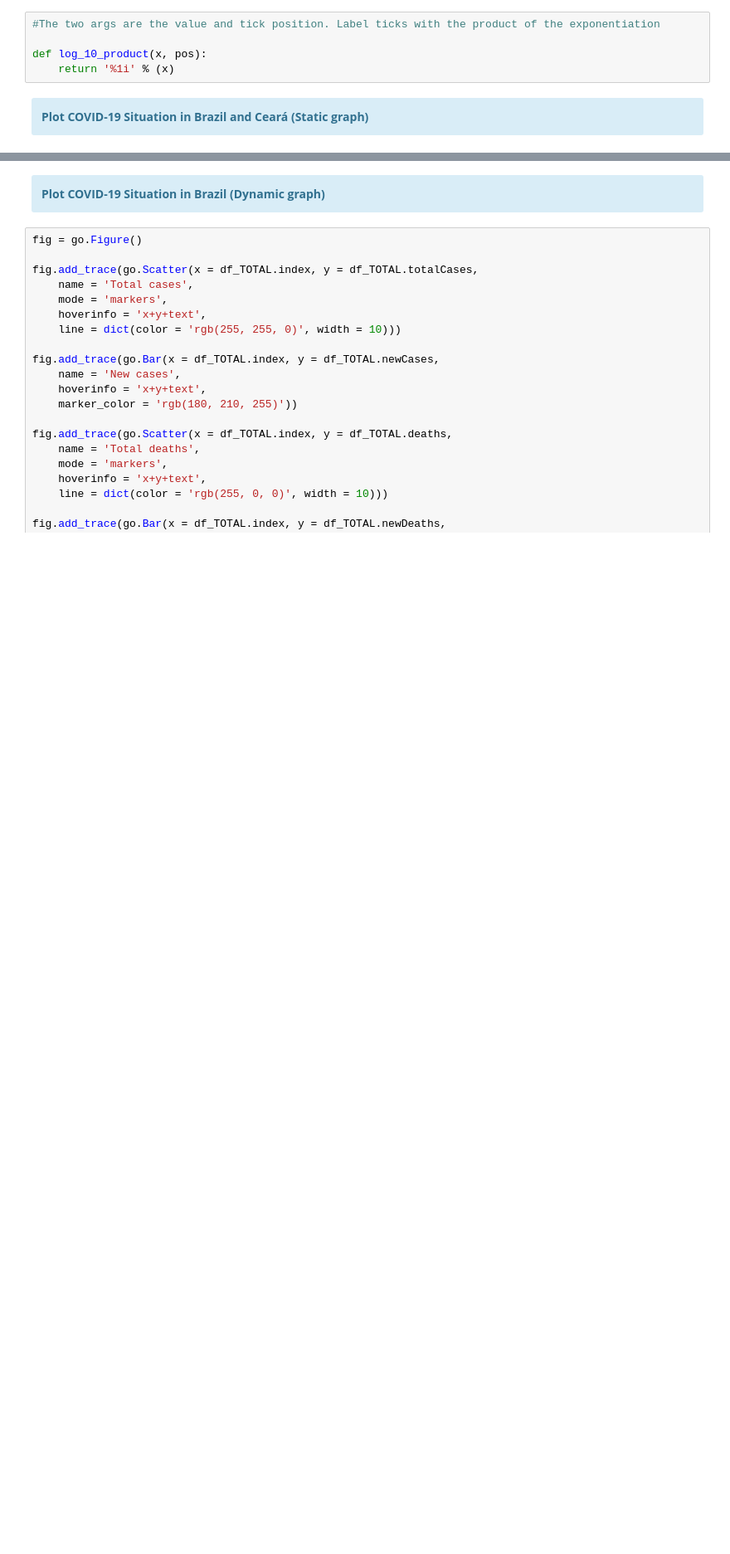
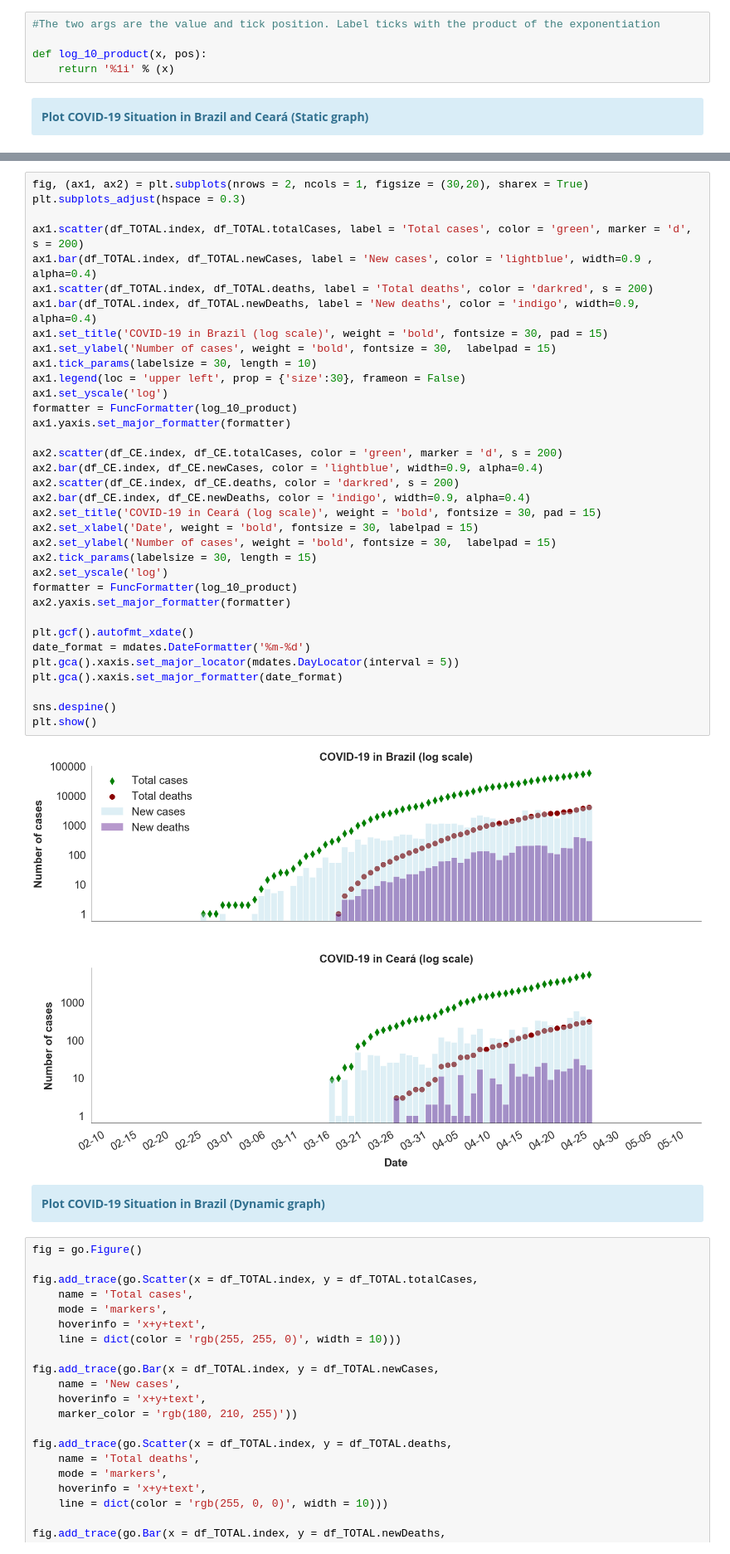
Before and after one commit to Empanator/Epidemiology, a Jupyter notebook: COVID-19 in Brazil.ipynb, the cells around one changed output, grey strips where cells are left out. Shown at 83% size. Saved outputs shown, nothing was run; the diff lists cells and outputs as text; blank space fills up the shorter version.

```diff
--- a/COVID-19 in Brazil.ipynb
+++ b/COVID-19 in Brazil.ipynb
@@ -139,3 +139,40 @@ plt.show()
+# %%
+fig, (ax1, ax2) = plt.subplots(nrows = 2, ncols = 1, figsize = (30,20), sharex = True)
+plt.subplots_adjust(hspace = 0.3)
+
+ax1.scatter(df_TOTAL.index, df_TOTAL.totalCases, label = 'Total cases', color = 'green', marker = 'd', s = 200)
+ax1.bar(df_TOTAL.index, df_TOTAL.newCases, label = 'New cases', color = 'lightblue', width=0.9 , alpha=0.4)
+ax1.scatter(df_TOTAL.index, df_TOTAL.deaths, label = 'Total deaths', color = 'darkred', s = 200)
+ax1.bar(df_TOTAL.index, df_TOTAL.newDeaths, label = 'New deaths', color = 'indigo', width=0.9, alpha=0.4)
+ax1.set_title('COVID-19 in Brazil (log scale)', weight = 'bold', fontsize = 30, pad = 15)
+ax1.set_ylabel('Number of cases', weight = 'bold', fontsize = 30,  labelpad = 15)
+ax1.tick_params(labelsize = 30, length = 10)
+ax1.legend(loc = 'upper left', prop = {'size':30}, frameon = False)
+ax1.set_yscale('log')
+formatter = FuncFormatter(log_10_product)
+ax1.yaxis.set_major_formatter(formatter)
+
+ax2.scatter(df_CE.index, df_CE.totalCases, color = 'green', marker = 'd', s = 200)
+ax2.bar(df_CE.index, df_CE.newCases, color = 'lightblue', width=0.9, alpha=0.4)
+ax2.scatter(df_CE.index, df_CE.deaths, color = 'darkred', s = 200)
+ax2.bar(df_CE.index, df_CE.newDeaths, color = 'indigo', width=0.9, alpha=0.4)
+ax2.set_title('COVID-19 in Ceará (log scale)', weight = 'bold', fontsize = 30, pad = 15)
+ax2.set_xlabel('Date', weight = 'bold', fontsize = 30, labelpad = 15)
+ax2.set_ylabel('Number of cases', weight = 'bold', fontsize = 30,  labelpad = 15)
+ax2.tick_params(labelsize = 30, length = 15)
+ax2.set_yscale('log')
+formatter = FuncFormatter(log_10_product)
+ax2.yaxis.set_major_formatter(formatter)
+
+plt.gcf().autofmt_xdate()
+date_format = mdates.DateFormatter('%m-%d')
+plt.gca().xaxis.set_major_locator(mdates.DayLocator(interval = 5))
+plt.gca().xaxis.set_major_formatter(date_format)
+
+sns.despine()
+plt.show()
+# %% [output]
+[figure, added]
 # %% [markdown]
 <div class="alert alert-block alert-info">
 <b>Plot COVID-19 Situation in Brazil (Dynamic graph)</b>
```
Also changed, not shown: parts of 2 cells of this notebook.
